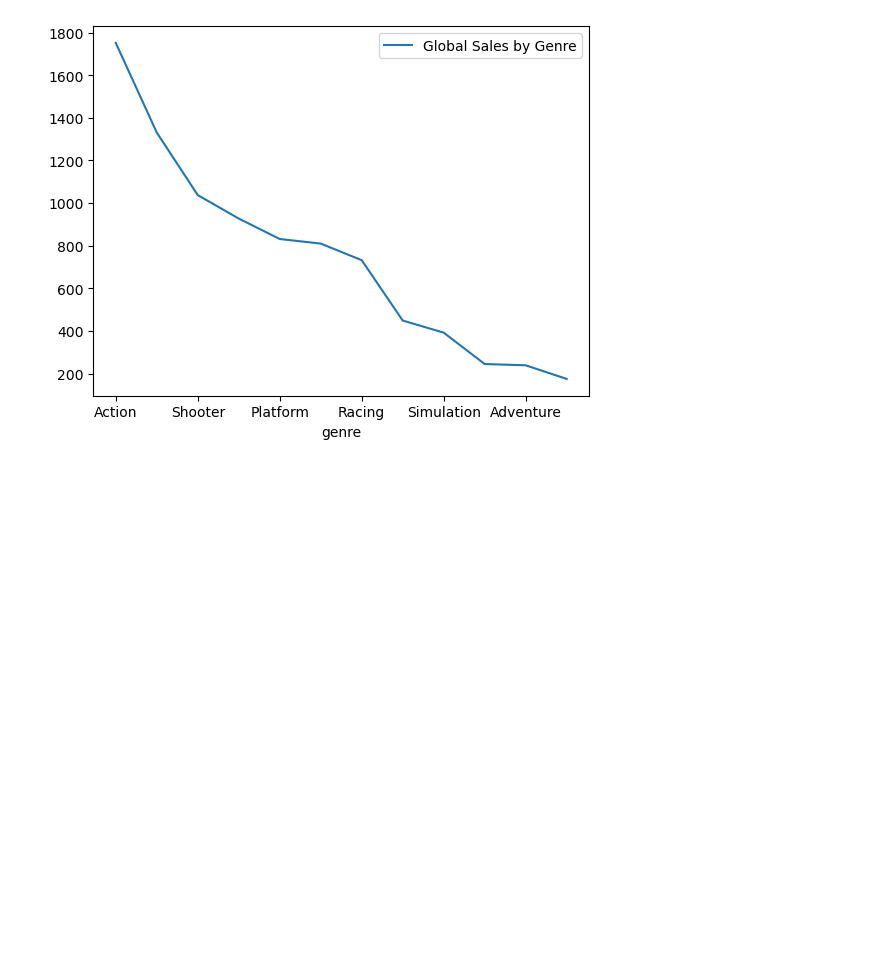
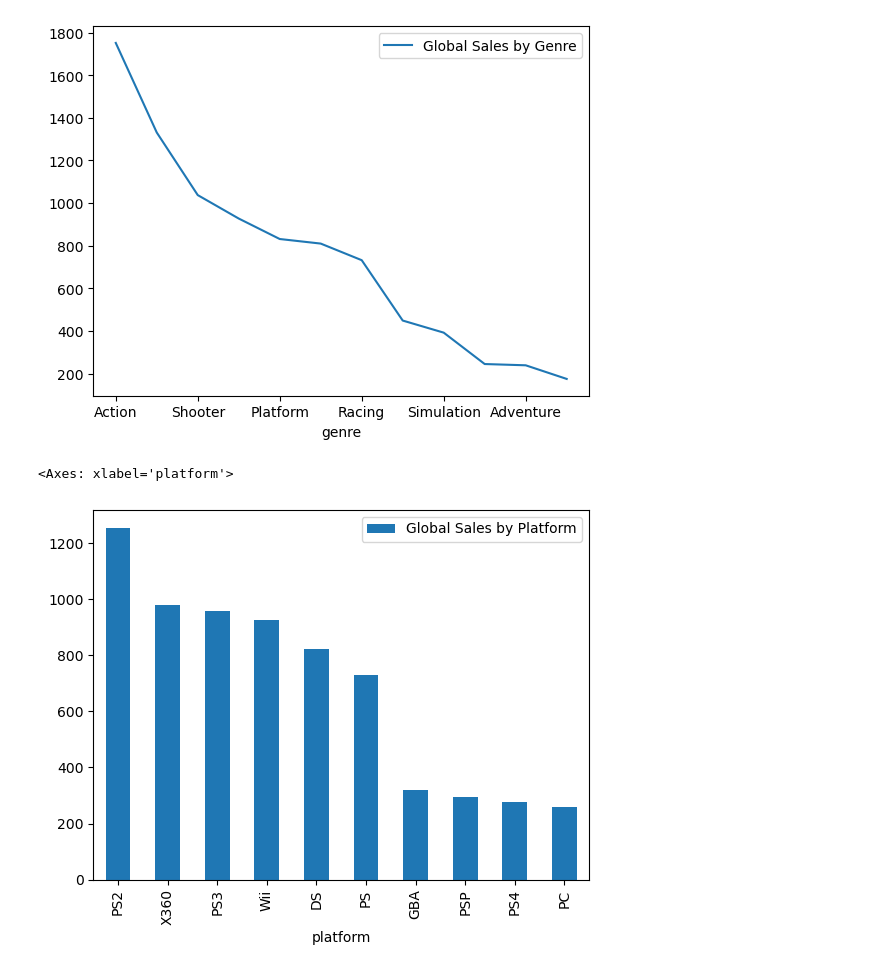
Before and after one commit to knohavec/Project-1-, a Jupyter notebook: Data Exploration Jupiter Notebooks/video_game_sales.ipynb, the cells around one changed output. Drawn from its saved outputs; the diff is of its cells as text; code cells hidden in the pictures; blank space fills up the shorter version.

Commit message:
added bar chart

```diff
--- a/Data Exploration Jupiter Notebooks/video_game_sales.ipynb
+++ b/Data Exploration Jupiter Notebooks/video_game_sales.ipynb
@@ -248,3 +246,9 @@ genre_sales_df_sorted.plot()
+# %%
+#Visualize Sales by Platform
+platform_sales_df.head(10).plot(kind='bar', x='platform', y='Global Sales by Platform')
+# %% [output]
+<Axes: xlabel='platform'>
+[figure, added]
 # %%
 #Visualize Sales by Video Game
 # %%
```
Also changed, not shown: parts of 1 cell of this notebook.
